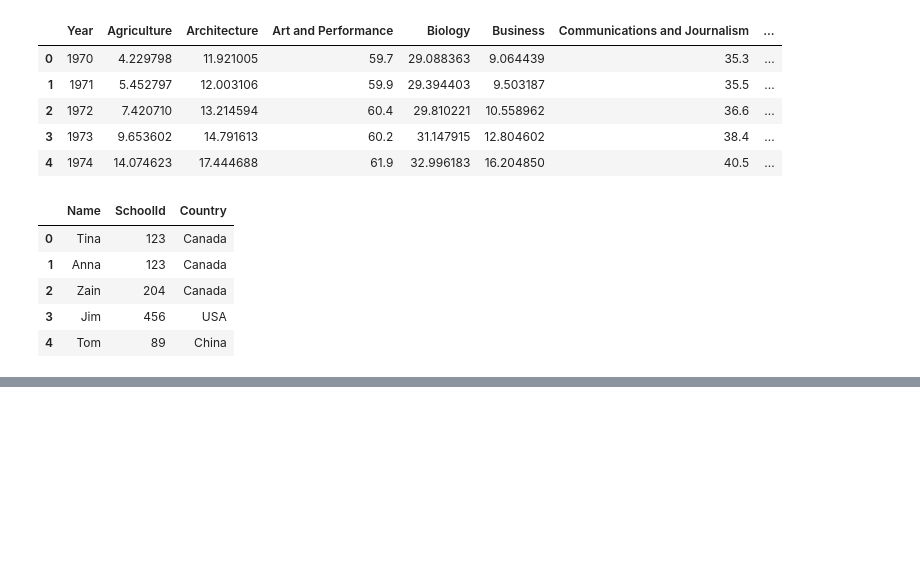
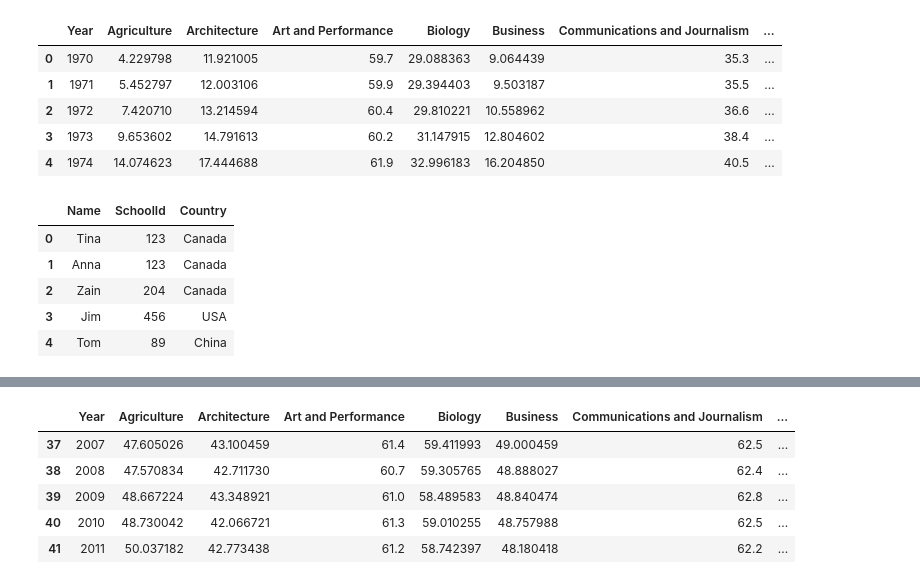
Before and after one commit to hectorherreraespinola/EDA_FreeCodeCamp, a Jupyter notebook: EDA.ipynb, the cells around one changed output, grey strips where cells are left out. Cells and saved outputs as stored; diff of their text form; code cells hidden in the pictures; blank space fills up the shorter version.

```diff
--- a/EDA.ipynb
+++ b/EDA.ipynb
@@ -35,0 +91,10 @@ import sqlite3
+# %%
+#Tail
+data_csv.tail() # you can also indicate the rows here
+# %% [output]
+|  | Year | Agriculture | Architecture | Art and Performance | Biology | Business | Communications and Journalism | ... |
+| 37 | 2007 | 47.605026 | 43.100459 | 61.4 | 59.411993 | 49.000459 | 62.5 | ... |
+| 38 | 2008 | 47.570834 | 42.711730 | 60.7 | 59.305765 | 48.888027 | 62.4 | ... |
+| 39 | 2009 | 48.667224 | 43.348921 | 61.0 | 58.489583 | 48.840474 | 62.8 | ... |
+| 40 | 2010 | 48.730042 | 42.066721 | 61.3 | 59.010255 | 48.757988 | 62.5 | ... |
+| 41 | 2011 | 50.037182 | 42.773438 | 61.2 | 58.742397 | 48.180418 | 62.2 | ... |
```
Also changed, not shown: parts of 15 cells of this notebook.
